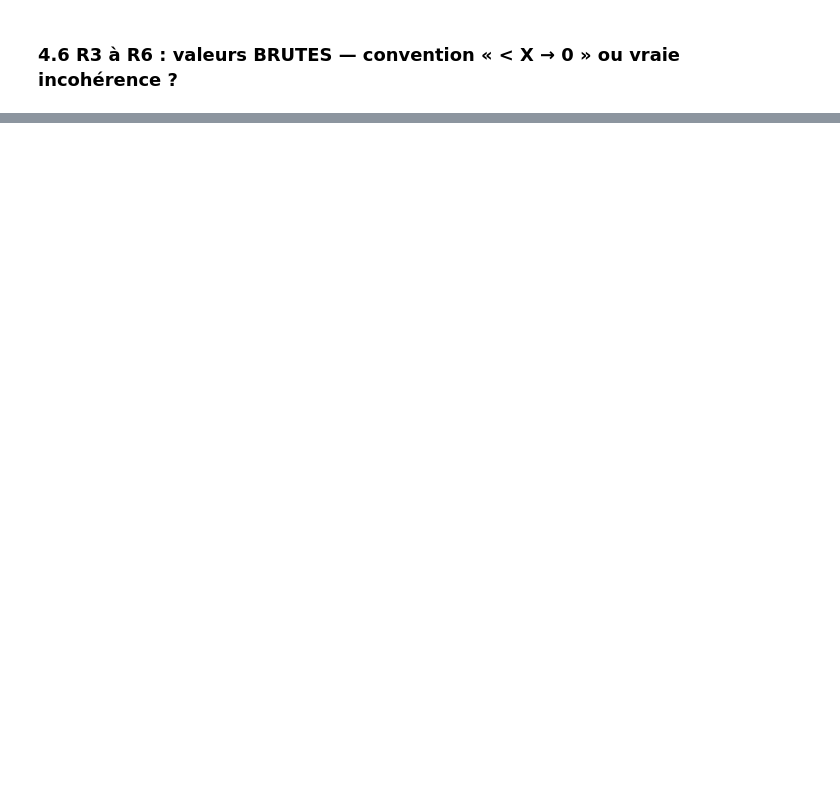
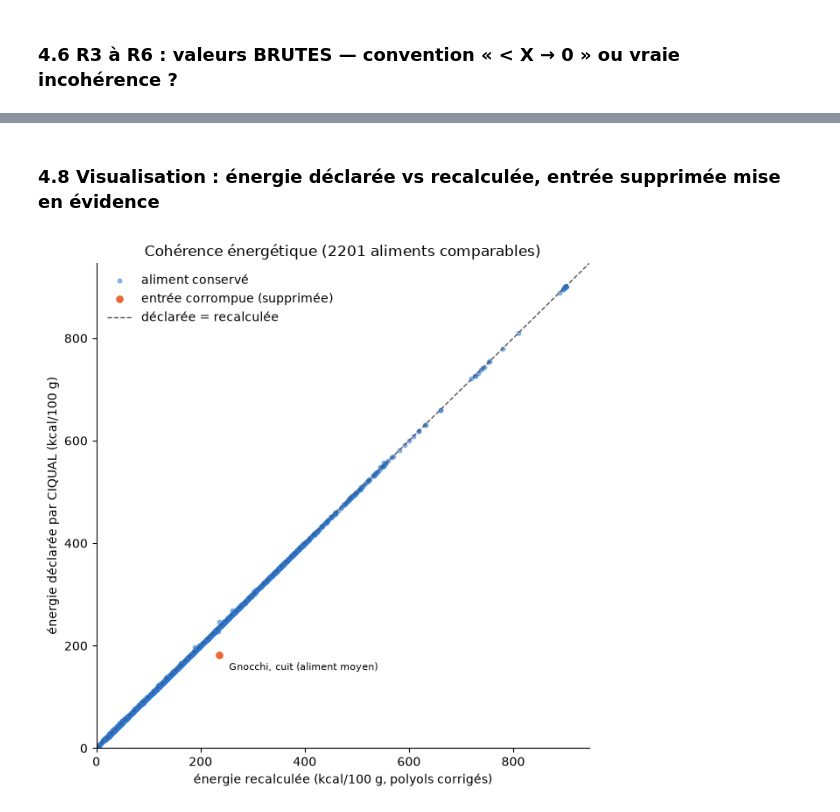
Before and after one commit to SalomeSouque/alimendo_data_science, a Jupyter notebook: 03_ciqual_cleaning.ipynb, the cells around one changed output, grey strips where cells are left out. Cells and saved outputs as stored; diff of their text form; code cells hidden in the pictures; blank space fills up the shorter version.

Commit message:
feat(data): schema control, v.10 non-regression, export CIQUAL

```diff
--- a/03_ciqual_cleaning.ipynb
+++ b/03_ciqual_cleaning.ipynb
@@ -387,10 +391,10 @@ etiquettes = [re.sub(r"\s*\([^()]*/100 ?g\)\s*$", "", c)[:45] for c in part_form
 
 fig, ax = plt.subplots(figsize=(10, max(4, 0.22 * len(part_formats))))
 gauche = np.zeros(len(part_formats))
-for fmt, couleur in SEGMENTS.items():
-    ax.barh(etiquettes, part_formats[fmt], left=gauche, color=couleur, label=fmt,
+for format_segment, couleur in SEGMENTS.items():
+    ax.barh(etiquettes, part_formats[format_segment], left=gauche, color=couleur, label=format_segment,
             height=0.75, edgecolor="white", linewidth=0.8)
-    gauche += part_formats[fmt].values
+    gauche += part_formats[format_segment].values
 ax.set_xlim(0, 100)
 ax.set_xlabel("% des aliments (le reste de la barre = valeur numérique)")
 ax.set_title(f"Valeurs non numériques par colonne CIQUAL {CIQUAL_VERSION} (n = {len(brut)} aliments)")
@@ -1130,0 +1190,26 @@ Tableau 4.6 — Valeurs BRUTES (avant conversion) des aliments en infraction R3
+# %% [markdown]
+### 4.8 Visualisation : énergie déclarée vs recalculée, entrée supprimée mise en évidence
+# %%
+fig, ax = plt.subplots(figsize=(6.5, 6.5))
+conserve = comparables & ~est_corrompu
+supprime = comparables & est_corrompu
+ax.scatter(energie_calculee_corr[conserve], energie_declaree[conserve], s=10, alpha=0.5,
+           color="#2a78d6", label="aliment conservé")
+ax.scatter(energie_calculee_corr[supprime], energie_declaree[supprime], s=60,
+           color="#eb6834", edgecolor="white", linewidth=1.5, label="entrée corrompue (supprimée)")
+lim = float(max(energie_calculee_corr[comparables].max(), energie_declaree[comparables].max())) * 1.05
+ax.plot([0, lim], [0, lim], color="#52514e", lw=1, ls="--", label="déclarée = recalculée")
+for idx in energie_declaree[supprime].index:
+    ax.annotate(aliments.loc[idx, "nom"][:30], (energie_calculee_corr[idx], energie_declaree[idx]),
+                textcoords="offset points", xytext=(8, -12), fontsize=8)
+ax.set_xlim(0, lim)
+ax.set_ylim(0, lim)
+ax.set_xlabel("énergie recalculée (kcal/100 g, polyols corrigés)")
+ax.set_ylabel("énergie déclarée par CIQUAL (kcal/100 g)")
+ax.set_title(f"Cohérence énergétique ({comparables.sum()} aliments comparables)")
+ax.legend(frameon=False, loc="upper left")
+ax.spines[["top", "right"]].set_visible(False)
+plt.tight_layout()
+plt.show()
+# %% [output]
+[figure, added]
```
Also changed, not shown: parts of 16 cells of this notebook.
